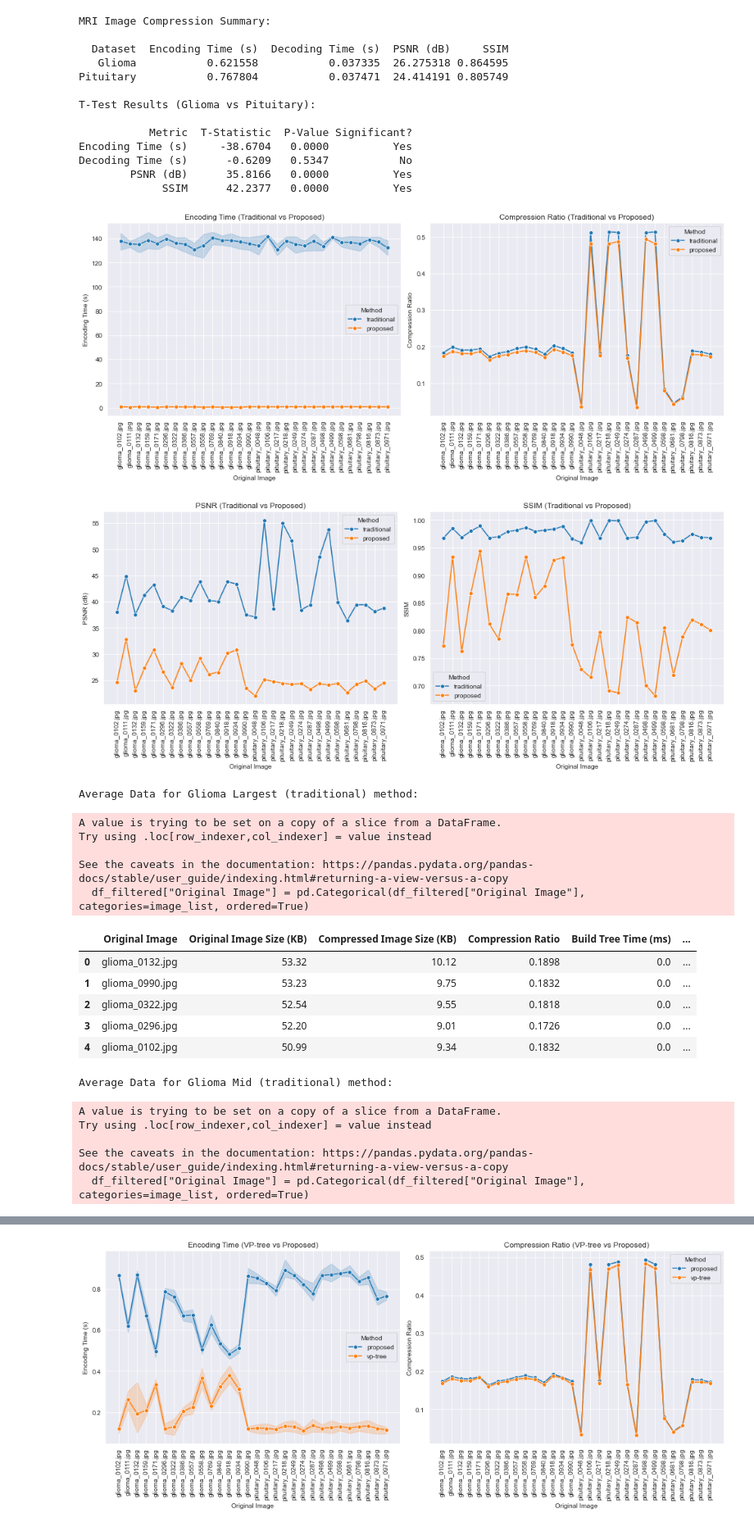
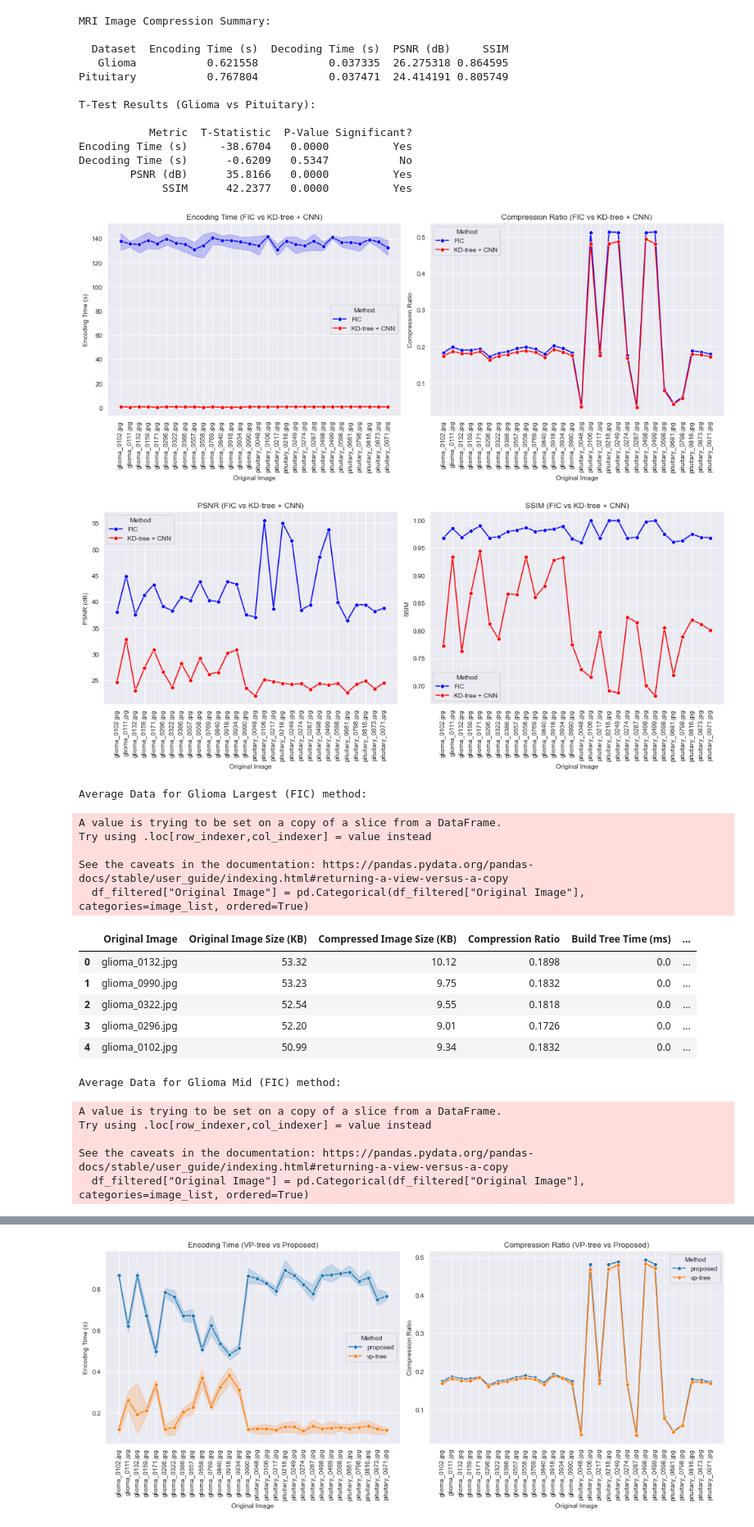
Before and after one commit to cashauce/ThesisFractalCNN, a Jupyter notebook: data/tables.ipynb, the cells around one changed output, grey strips where cells are left out. Shown at 82% size. Saved outputs shown, nothing was run; the diff lists cells and outputs as text; code cells hidden in the pictures.

```diff
--- a/data/tables.ipynb
+++ b/data/tables.ipynb
@@ -354,13 +395,20 @@ df = pd.read_csv(multiTest_csvFile)
 # Apply the conversion function to the "Compression Ratio" column
 df["Compression Ratio"] = df["Compressed Image Size (KB)"] / df["Original Image Size (KB)"]
 
+# Rename method labels
+df["Method"] = df["Method"].replace({
+    "traditional": "FIC",
+    "proposed": "KD-tree + CNN"
+})
+
 # Filter only traditional and proposed methods
-df_filtered = df[df["Method"].isin(["traditional", "proposed"])]
+df_filtered = df[df["Method"].isin(["FIC", "KD-tree + CNN"])]
 df_filtered = df_filtered.sort_values(by="Original Image")
 
 
 # First plot: Encoding Time and Compression Ratio comparison for traditional vs proposed
 # Set figure size
+palette = {"FIC": "blue", "KD-tree": "green", "KD-tree + CNN": "red"}
 plt.figure(figsize=(14, 6))
 
 # Plot 1: Encoding Time
@@ -370,10 +418,11 @@ sns.lineplot(
     x="Original Image",
     y="Encoding Time (s)",
     hue="Method",
-    marker="o"
+    marker="o",
+    palette=palette
 )
 plt.xticks(rotation=90)
-plt.title("Encoding Time (Traditional vs Proposed)")
+plt.title("Encoding Time (FIC vs KD-tree + CNN)")
 plt.ylabel("Encoding Time (s)")
 plt.xlabel("Original Image")
 plt.grid(True)
@@ -385,10 +434,11 @@ sns.lineplot(
     x="Original Image",
     y="Compression Ratio",
     hue="Method",
-    marker="o"
+    marker="o",
+    palette=palette
 )
 plt.xticks(rotation=90)
-plt.title("Compression Ratio (Traditional vs Proposed)")
+plt.title("Compression Ratio (FIC vs KD-tree + CNN)")
 plt.ylabel("Compression Ratio")
 plt.xlabel("Original Image")
 plt.grid(True)
@@ -408,10 +458,11 @@ sns.lineplot(
     x="Original Image",
     y="PSNR (dB)",
     hue="Method",
-    marker="o"
+    marker="o",
+    palette=palette
 )
 plt.xticks(rotation=90)
-plt.title("PSNR (Traditional vs Proposed)")
+plt.title("PSNR (FIC vs KD-tree + CNN)")
 plt.ylabel("PSNR (dB)")
 plt.xlabel("Original Image")
 plt.grid(True)
@@ -423,10 +474,11 @@ sns.lineplot(
     x="Original Image",
     y="SSIM",
     hue="Method",
-    marker="o"
+    marker="o",
+    palette=palette
 )
 plt.xticks(rotation=90)
-plt.title("SSIM (Traditional vs Proposed)")
+plt.title("SSIM (FIC vs KD-tree + CNN)")
 plt.ylabel("SSIM")
 plt.xlabel("Original Image")
 plt.grid(True)
@@ -436,7 +488,7 @@ plt.show()
 
 
 # Group by "Original Image" and calculate the mean for each column for traditional method
-df_traditional = df[df["Method"] == "traditional"].groupby("Original Image").agg({
+df_traditional = df[df["Method"] == "FIC"].groupby("Original Image").agg({
     "Original Image Size (KB)": "mean",
     "Compressed Image Size (KB)": "mean",
     "Compression Ratio": "mean",
@@ -466,37 +518,37 @@ def display_avg_data(image_list, method_df, method_name):
         "Compression Ratio": 4,
         "Build Tree Time (ms)": 4,
         "Nearest Search Time (ms)": 4,
         "CNN Inference Time (ms)": 4,
         "Encoding Time (s)": 4,
         "Decoding Time (s)": 4,
         "PSNR (dB)": 4,
         "SSIM": 4,
         "Blocks (blocks/s)": 4
     })
 
     # Display the filtered and ordered data
     print(f"Average Data for {method_name} method:")
     display(df_filtered[[
         "Original Image", "Original Image Size (KB)", "Compressed Image Size (KB)",
         "Compression Ratio", "Build Tree Time (ms)", "Nearest Search Time (ms)",
         "CNN Inference Time (ms)", "Encoding Time (s)", "Decoding Time (s)",
         "PSNR (dB)", "SSIM", "Blocks (blocks/s)"
     ]])
     print("\n")
 
 # Now, let's display the averaged data for each category using the traditional method
 for category, image_list in zip(
     ["Glioma Largest", "Glioma Mid", "Glioma Smallest",
      "Pituitary Largest", "Pituitary Mid", "Pituitary Smallest"],
     [glioma_Largest, glioma_Mid, glioma_Smallest,
      pituitary_Largest, pituitary_Mid, pituitary_Smallest]):
 
     # Display averaged data for the traditional method
-    display_avg_data(image_list, df_traditional, f"{category} (traditional)")
+    display_avg_data(image_list, df_traditional, f"{category} (FIC)")
 # %% [output]
-[figure, old version]
+[figure, new version]
-[figure, old version]
+[figure, new version]
-Average Data for Glioma Largest (traditional) method:
+Average Data for Glioma Largest (FIC) method:
 A value is trying to be set on a copy of a slice from a DataFrame.
 Try using .loc[row_indexer,col_indexer] = value instead
 
@@ -508,7 +560,7 @@ See the caveats in the documentation: https://pandas.pydata.org/pandas-docs/stab
 | 2 | glioma_0322.jpg | 52.54 | 9.55 | 0.1818 | 0.0 | ... |
 | 3 | glioma_0296.jpg | 52.20 | 9.01 | 0.1726 | 0.0 | ... |
 | 4 | glioma_0102.jpg | 50.99 | 9.34 | 0.1832 | 0.0 | ... |
-Average Data for Glioma Mid (traditional) method:
+Average Data for Glioma Mid (FIC) method:
 A value is trying to be set on a copy of a slice from a DataFrame.
 Try using .loc[row_indexer,col_indexer] = value instead
 
```
Also changed, not shown: parts of 4 cells of this notebook.
